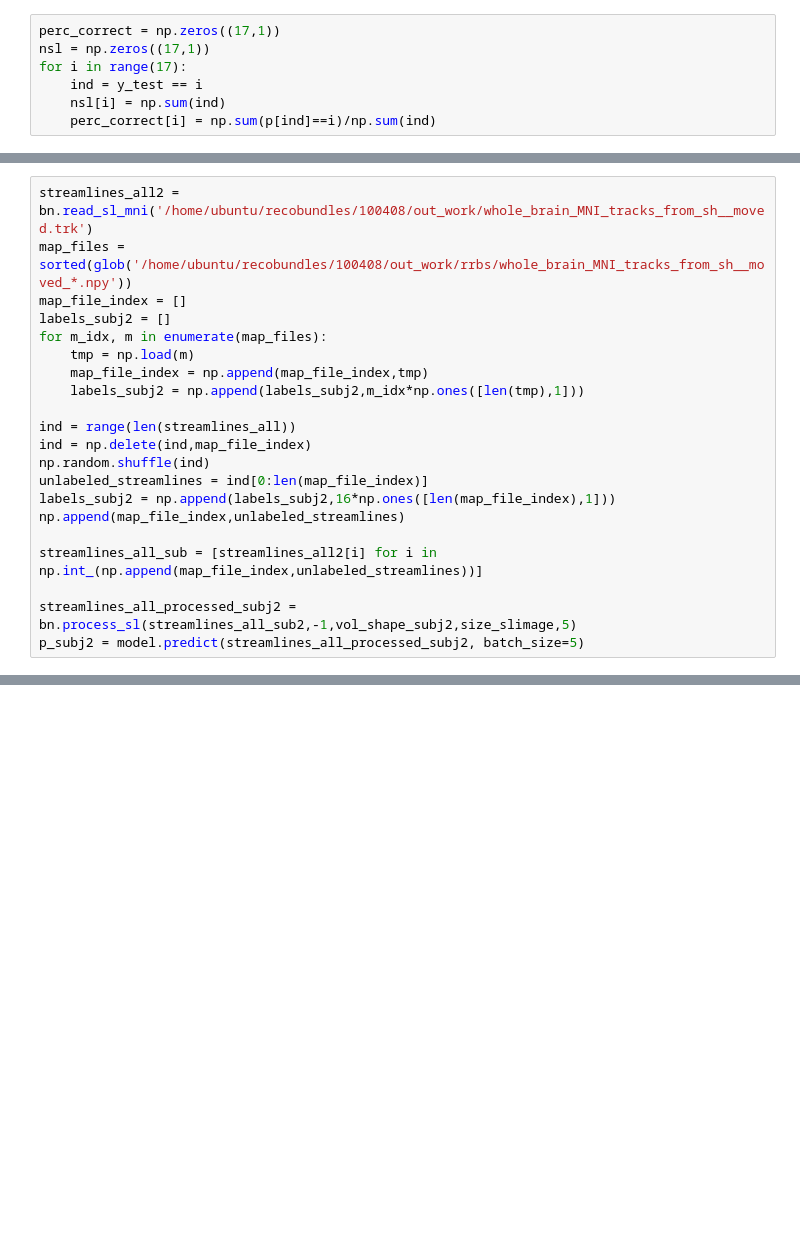
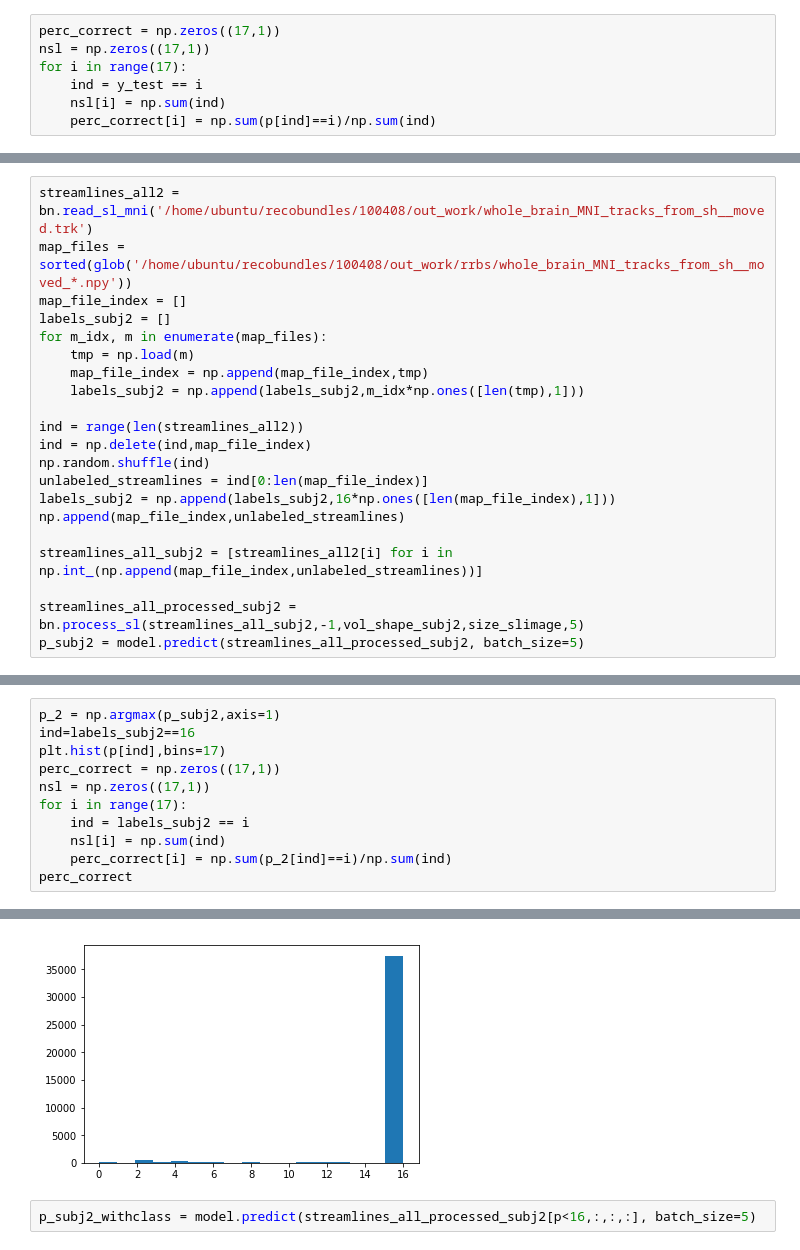
Before and after one commit to uw-biomedical-ml/bundlenet, a Jupyter notebook: recobundlenet+xgboost.ipynb, the cells around one changed output, grey strips where cells are left out. Saved outputs shown, nothing was run; the diff lists cells and outputs as text; blank space fills up the shorter version.

```diff
--- a/recobundlenet+xgboost.ipynb
+++ b/recobundlenet+xgboost.ipynb
@@ -305,14 +362,14 @@ for m_idx, m in enumerate(map_files):
     map_file_index = np.append(map_file_index,tmp)
     labels_subj2 = np.append(labels_subj2,m_idx*np.ones([len(tmp),1]))
 
-ind = range(len(streamlines_all))
+ind = range(len(streamlines_all2))
 ind = np.delete(ind,map_file_index)
 np.random.shuffle(ind)
 unlabeled_streamlines = ind[0:len(map_file_index)]
 labels_subj2 = np.append(labels_subj2,16*np.ones([len(map_file_index),1]))
 np.append(map_file_index,unlabeled_streamlines)
 
-streamlines_all_sub = [streamlines_all2[i] for i in np.int_(np.append(map_file_index,unlabeled_streamlines))]
+streamlines_all_subj2 = [streamlines_all2[i] for i in np.int_(np.append(map_file_index,unlabeled_streamlines))]
 
-streamlines_all_processed_subj2 = bn.process_sl(streamlines_all_sub2,-1,vol_shape_subj2,size_slimage,5)
+streamlines_all_processed_subj2 = bn.process_sl(streamlines_all_subj2,-1,vol_shape_subj2,size_slimage,5)
 p_subj2 = model.predict(streamlines_all_processed_subj2, batch_size=5)
@@ -318,0 +443,12 @@ p_subj2 = model.predict(streamlines_all_processed_subj2, batch_size=5)
+# %%
+p_2 = np.argmax(p_subj2,axis=1)
+ind=labels_subj2==16
+plt.hist(p[ind],bins=17)
+perc_correct = np.zeros((17,1))
+nsl = np.zeros((17,1))
+for i in range(17):
+    ind = labels_subj2 == i
+    nsl[i] = np.sum(ind)
+    perc_correct[i] = np.sum(p_2[ind]==i)/np.sum(ind)
+perc_correct
+# %% [output]
@@ -318,0 +472,3 @@ p_subj2 = model.predict(streamlines_all_processed_subj2, batch_size=5)
+[figure, added]
+# %%
+p_subj2_withclass = model.predict(streamlines_all_processed_subj2[p<16,:,:,:], batch_size=5)
```
Also changed, not shown: parts of 24 cells of this notebook.
